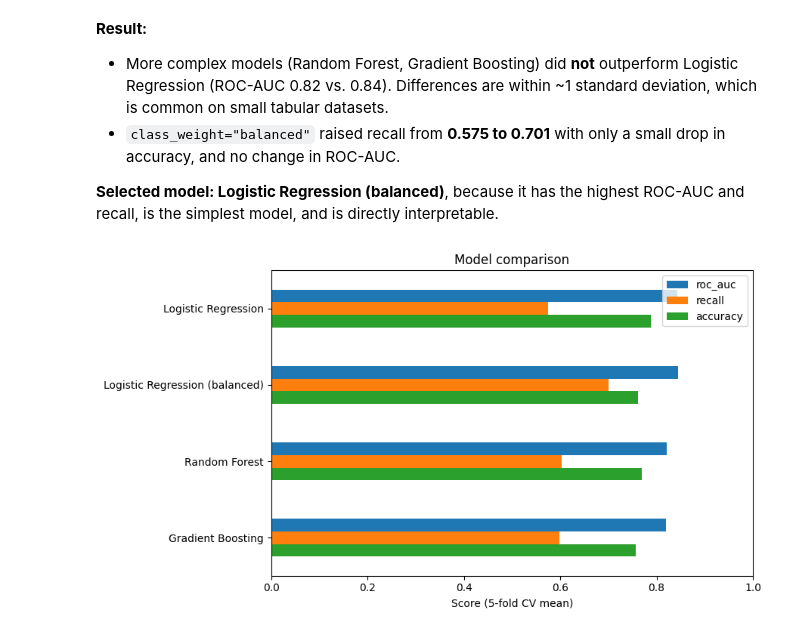
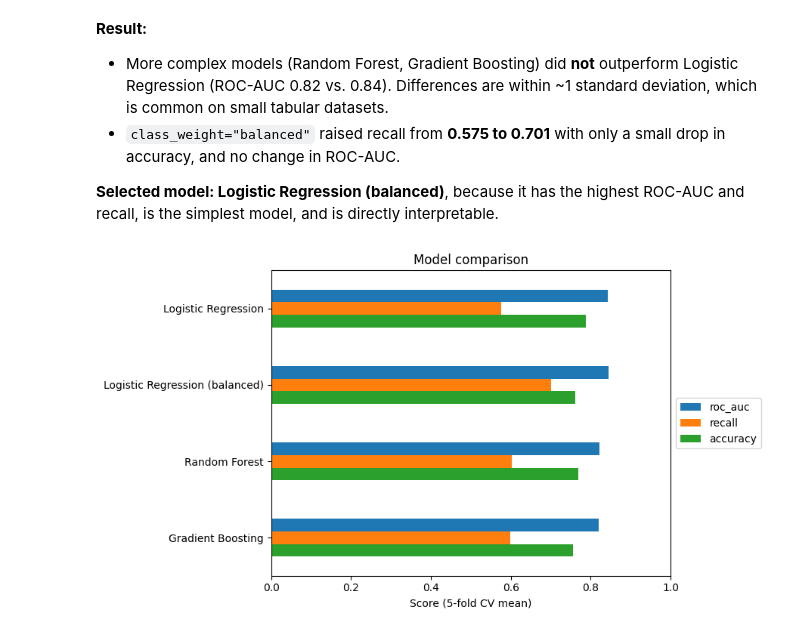
Before and after one commit to Koroush-Mashayekh/diabetes-risk-prediction, a Jupyter notebook: notebooks/02_modeling.ipynb, the cells around one changed output. Drawn from its saved outputs; the diff is of its cells as text; code cells hidden in the pictures.

```diff
--- a/notebooks/02_modeling.ipynb
+++ b/notebooks/02_modeling.ipynb
@@ -206,12 +206,13 @@ is the simplest model, and is directly interpretable.
 # %%
 import matplotlib.pyplot as plt
 ax = results_df[["roc_auc", "recall", "accuracy"]].plot(kind="barh", figsize=(9, 5))
 ax.set_xlim(0, 1)
 ax.set_xlabel("Score (5-fold CV mean)")
 ax.set_ylabel("")
 ax.set_title("Model comparison")
 ax.invert_yaxis()
+ax.legend(loc="center left", bbox_to_anchor=(1, 0.5))
 plt.tight_layout()
 plt.show()
 # %% [output]
-[figure, old version]
+[figure, new version]
```
